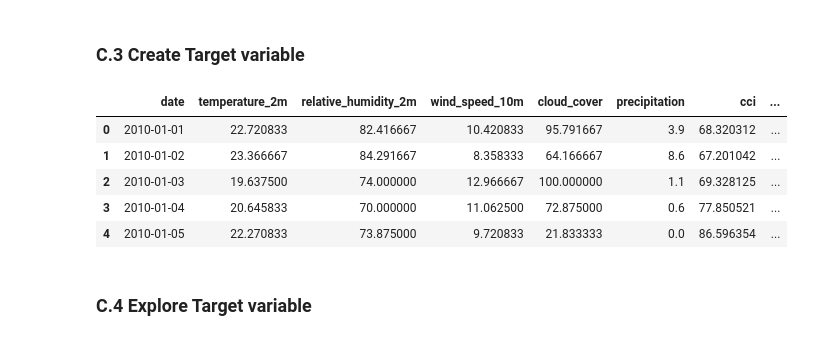
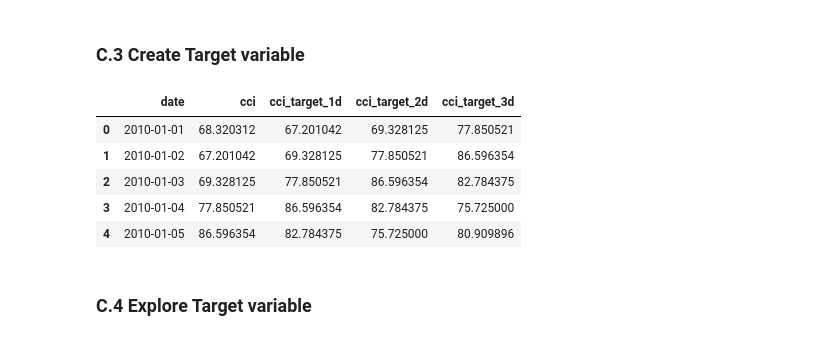
Before and after one commit to ParisaKalaki/36120-26SP-AT2-25969686-experiments, a Jupyter notebook: notebooks/comfort_climate/36120-26SP-AT2-25969686-comfort_climate.ipynb, the cells around one changed output. Drawn from its saved outputs; the diff is of its cells as text; code cells hidden in the pictures.

```diff
--- a/notebooks/comfort_climate/36120-26SP-AT2-25969686-comfort_climate.ipynb
+++ b/notebooks/comfort_climate/36120-26SP-AT2-25969686-comfort_climate.ipynb
@@ -465,33 +470,42 @@ def compute_cci(df: pd.DataFrame) -> pd.DataFrame:
 
 # Calculate daily CCI.
 daily = compute_cci(daily)
-# %%
-# ------------------------------------------------------------
-# Create the 3-day-ahead forecasting target
-# ------------------------------------------------------------
-
-# shift(-3) moves the CCI from D+3 onto the row for day D.
-#
-# Example:
-# date       cci        cci_target_3d
-# Jan 1      68.32      Jan 4 CCI
-# Jan 2      67.20      Jan 5 CCI
-# Jan 3      69.33      Jan 6 CCI
-#
-# Therefore, the model will learn:
-# today's available features -> CCI three days later.
-daily["cci_target_3d"] = daily["cci"].shift(-3)
-
-
-# Display the first five rows.
-daily.head()
-# %% [output]
-|  | date | temperature_2m | relative_humidity_2m | wind_speed_10m | cloud_cover | precipitation | cci | ... |
-| 0 | 2010-01-01 | 22.720833 | 82.416667 | 10.420833 | 95.791667 | 3.9 | 68.320312 | ... |
-| 1 | 2010-01-02 | 23.366667 | 84.291667 | 8.358333 | 64.166667 | 8.6 | 67.201042 | ... |
-| 2 | 2010-01-03 | 19.637500 | 74.000000 | 12.966667 | 100.000000 | 1.1 | 69.328125 | ... |
-| 3 | 2010-01-04 | 20.645833 | 70.000000 | 11.062500 | 72.875000 | 0.6 | 77.850521 | ... |
-| 4 | 2010-01-05 | 22.270833 | 73.875000 | 9.720833 | 21.833333 | 0.0 | 86.596354 | ... |
+# %%
+# ------------------------------------------------------------
+# Create CCI Forecasting Targets
+# ------------------------------------------------------------
+
+# Create separate forecasting targets for each required horizon.
+#
+# shift(-1): today's features -> CCI tomorrow
+# shift(-2): today's features -> CCI in two days
+# shift(-3): today's features -> CCI in three days
+#
+# These are three different prediction problems and will later
+# be fitted using three separate Ridge models.
+
+daily["cci_target_1d"] = daily["cci"].shift(-1)
+daily["cci_target_2d"] = daily["cci"].shift(-2)
+daily["cci_target_3d"] = daily["cci"].shift(-3)
+
+
+# Display the targets to verify the alignment.
+daily[
+    [
+        "date",
+        "cci",
+        "cci_target_1d",
+        "cci_target_2d",
+        "cci_target_3d",
+    ]
+].head()
+# %% [output]
+|  | date | cci | cci_target_1d | cci_target_2d | cci_target_3d |
+| 0 | 2010-01-01 | 68.320312 | 67.201042 | 69.328125 | 77.850521 |
+| 1 | 2010-01-02 | 67.201042 | 69.328125 | 77.850521 | 86.596354 |
+| 2 | 2010-01-03 | 69.328125 | 77.850521 | 86.596354 | 82.784375 |
+| 3 | 2010-01-04 | 77.850521 | 86.596354 | 82.784375 | 75.725000 |
+| 4 | 2010-01-05 | 86.596354 | 82.784375 | 75.725000 | 80.909896 |
 # %% [markdown]
 ### C.4 Explore Target variable
 # %%
```
Also changed, not shown: parts of 28 cells of this notebook, 3 other files.
